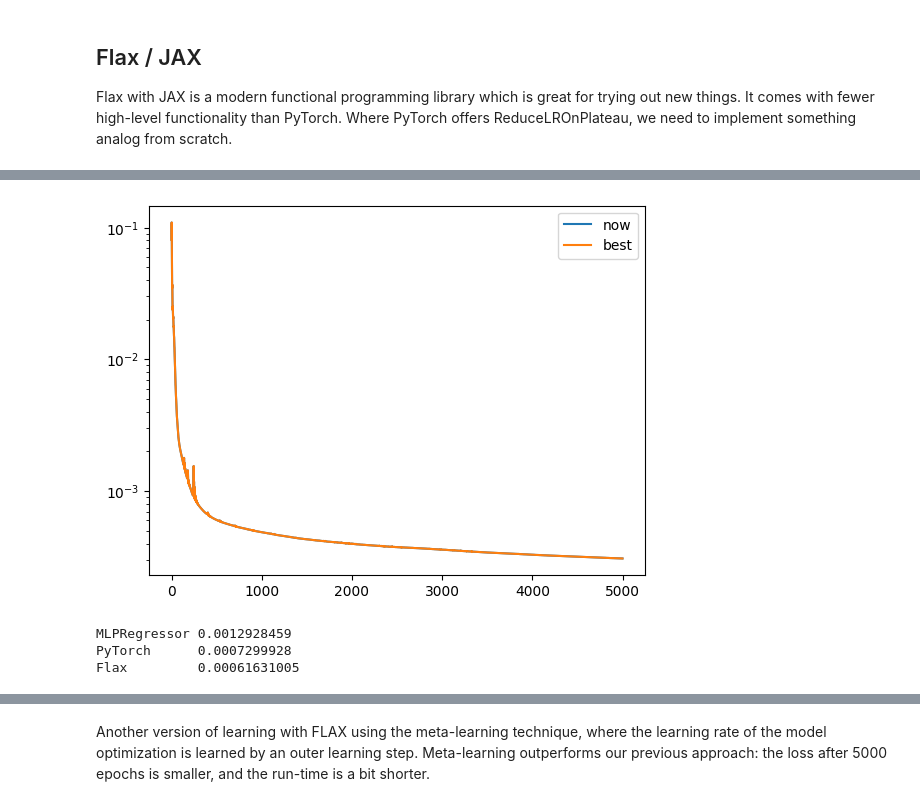
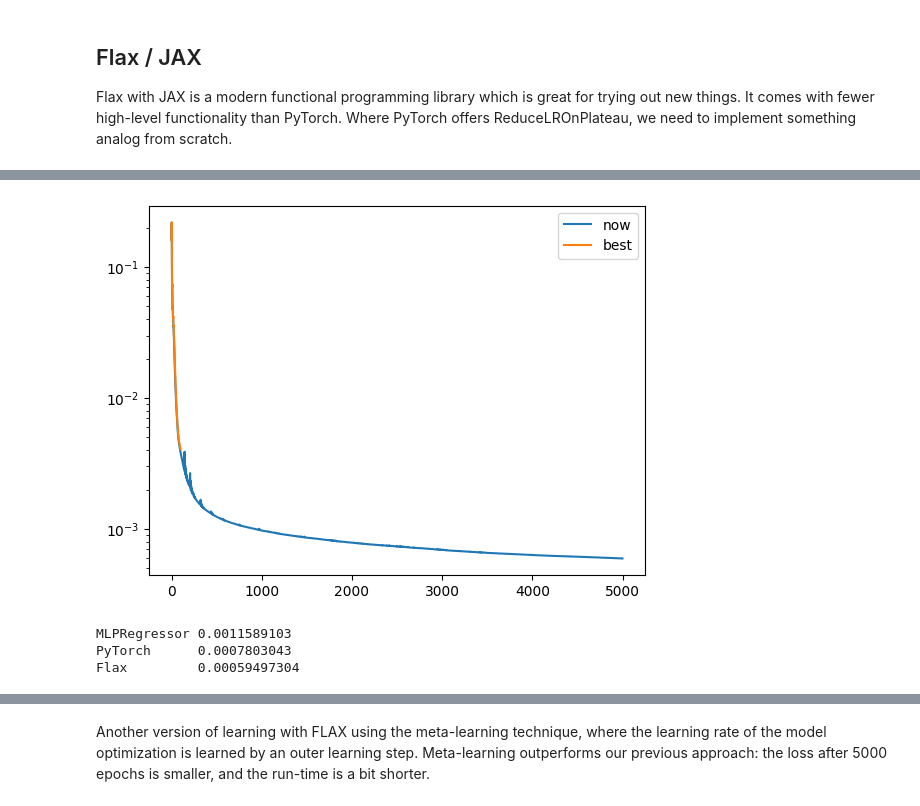
Before and after one commit to HDembinski/HDembinski.github.io, a Jupyter notebook: regression.ipynb, the cells around one changed output, grey strips where cells are left out. Drawn from its saved outputs; the diff is of its cells as text; code cells hidden in the pictures.

```diff
--- a/regression.ipynb
+++ b/regression.ipynb
@@ -18,25 +18,27 @@ with gzip.open("gen_hist_pt_25.pkl.gz") as f:
 # fix for divide by zero
 gen.values()[gen.values() == 0] = 1
 
-n = gen.values()
-ns = rec.values()
+n_gen = gen.values()
+n_rec = rec.values()
 # fix for rec > n
-ns = np.where(ns > n, n, ns)
-nf = n - ns
+n_rec = np.where(n_rec > n_gen, n_gen, n_rec)
 
 X = []
-ysf = []
+data_k = []
+data_n = []
 for ieta, eta in enumerate(rec.axes[0].centers):
     for ipt, pt in enumerate(rec.axes[1].centers):
         for iphi, phi in enumerate(rec.axes[2].centers):
             for ich, _ in enumerate(rec.axes[3]):
                 for isp, _ in enumerate(rec.axes[4]):
                     X.append((eta, np.log(pt), np.cos(phi), np.sin(phi), ich, isp))
-                    ysf.append((ns[ieta, ipt, iphi, ich, isp], nf[ieta, ipt, iphi, ich, isp]))
+                    data_k.append(n_rec[ieta, ipt, iphi, ich, isp])
+                    data_n.append(n_gen[ieta, ipt, iphi, ich, isp])
 
 X0 = np.array(X).astype(np.float32)
-ysf = np.array(ysf).astype(np.float32)
-y = ysf[:, 0] / np.sum(ysf, axis=1)
+data_k = np.array(data_k).astype(np.float32)
+data_n = np.array(data_n).astype(np.float32)
+y = data_k / data_n
 
 scaler = StandardScaler()
 scaler.fit(X0)
@@ -251,7 +252,7 @@ draw(lambda x: torch_model(torch.tensor(x)).detach().numpy())
 Flax with JAX is a modern functional programming library which is great for trying out new things. It comes with fewer high-level functionality than PyTorch. Where PyTorch offers ReduceLROnPlateau, we need to implement something analog from scratch.
 # %%
 from typing import Callable, Iterable
-from ml_collections import ConfigDict
+from types import SimpleNamespace
 import jax
 from jax import numpy as jnp
 from flax import linen as nn
@@ -270,7 +271,7 @@ class Model(nn.Module):
         return nn.Dense(1)(x).flatten()
 
 
-def train(config: ConfigDict, x, y):
+def train(config: SimpleNamespace, x, y):
     x = jax.device_put(x)
     y = jax.device_put(y)
 
@@ -278,9 +279,10 @@ def train(config: ConfigDict, x, y):
 
     @jax.jit
     def loss_fn(theta, x, y):
-        y_pred = model.apply(theta, x)
-        # return jnp.mean(jnp.square(y - y_pred))
-        return jnp.mean(optax.huber_loss(y, y_pred))
+        def squared_error(x, y):
+            y_pred = model.apply(theta, x)
+            return jnp.square(y - y_pred)
+        return jnp.mean(jax.vmap(squared_error, in_axes=0)(x, y))
 
     key1, key2 = jax.random.split(jax.random.PRNGKey(0))
     theta = model.init(key2, jax.random.normal(key1, x.shape[1:]))
@@ -290,8 +292,11 @@ def train(config: ConfigDict, x, y):
         n += np.prod(layer["kernel"].shape) + layer["bias"].shape[0]
     print("number of parameters", n)
 
-    tx = optax.inject_hyperparams(optax.adabelief)(learning_rate=config.learning_rate)
-    state = tx.init(theta)
+    tx = optax.inject_hyperparams(lambda learning_rate: optax.chain(
+        optax.clip(1),  # equivalent to using huber loss
+        optax.adabelief(learning_rate),
+    ))(learning_rate=config.learning_rate)
+    tx_state = tx.init(theta)
     loss_grad_fn = jax.value_and_grad(loss_fn)
 
     losses = []
@@ -300,7 +305,7 @@ def train(config: ConfigDict, x, y):
     for epoch in range(1, config.max_epoch + 1):
 
         loss, grads = loss_grad_fn(theta, x, y)
-        updates, state = tx.update(grads, state)
+        updates, tx_state = tx.update(grads, tx_state)
         theta = optax.apply_updates(theta, updates)
 
         losses.append(loss)
@@ -314,11 +319,11 @@ def train(config: ConfigDict, x, y):
         else:
             epochs_without_improvement += 1
         if epochs_without_improvement >= config.shrink_patience:
-            state.hyperparams["learning_rate"] *= config.learning_rate_shrink_factor
-            print(f"epoch {epoch } learning rate={state.hyperparams['learning_rate']}")
+            tx_state.hyperparams["learning_rate"] *= config.learning_rate_shrink_factor
+            print(f"epoch {epoch } learning rate={tx_state.hyperparams['learning_rate']}")
             epochs_without_improvement = 0
             continue
-        if state.hyperparams["learning_rate"] < config.tolerance:
+        if tx_state.hyperparams["learning_rate"] < config.tolerance:
             break
 
     return model, theta, losses
@@ -326,7 +331,7 @@ def train(config: ConfigDict, x, y):
 print(f"JAX process: {jax.process_index()} / {jax.process_count()}")
 print(f"JAX local devices: {jax.local_devices()}")
 
-config = ConfigDict()
+config = SimpleNamespace()
 config.layers = (2 ** 6,) * 4
 config.nonlin = nn.relu
 config.max_epoch = 5000
@@ -371,12 +376,12 @@ epoch 5000 loss=0.0003081557515542954
-[figure, old version]
+[figure, new version]
 # %%
 print("MLPRegressor", mean_squared_error(clf.predict(X), y))
 print("PyTorch     ", mean_squared_error(torch_model(torch_X).detach().numpy(), y))
 print("Flax        ", mean_squared_error(flax_model.apply(flax_theta, X), y))
 # %% [output]
-MLPRegressor 0.0012928459
-PyTorch      0.0007299928
-Flax         0.00061631005
+MLPRegressor 0.0011589103
+PyTorch      0.0007803043
+Flax         0.00059497304
 # %%
 draw(lambda x: flax_model.apply(flax_theta, x))
 # %% [output]
```
Also changed, not shown: parts of 17 cells of this notebook.
